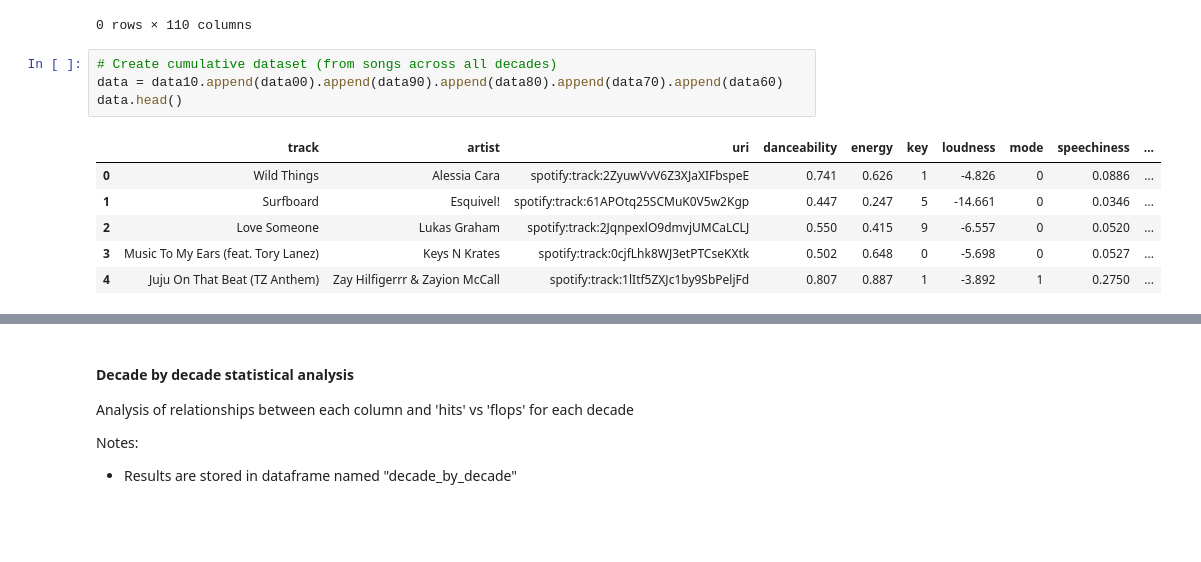
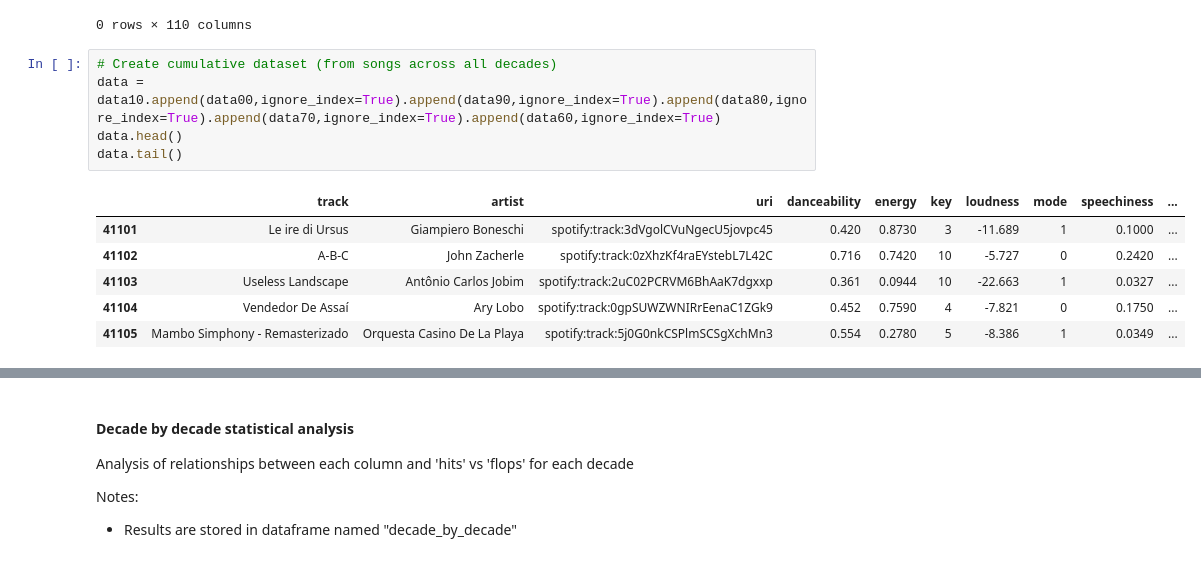
Before and after one commit to josephcscarpa/CS216GP, a Jupyter notebook: project.ipynb, the cells around one changed output, grey strips where cells are left out. Drawn from its saved outputs; the diff is of its cells as text; blank space fills up the shorter version.

```diff
--- a/project.ipynb
+++ b/project.ipynb
@@ -52,15 +62,16 @@ merged
 0 rows × 110 columns
 # %%
 # Create cumulative dataset (from songs across all decades)
-data = data10.append(data00).append(data90).append(data80).append(data70).append(data60)
+data = data10.append(data00,ignore_index=True).append(data90,ignore_index=True).append(data80,ignore_index=True).append(data70,ignore_index=True).append(data60,ignore_index=True)
 data.head()
+data.tail()
 # %% [output]
 |  | track | artist | uri | danceability | energy | key | loudness | mode | speechiness | ... |
-| 0 | Wild Things | Alessia Cara | spotify:track:2ZyuwVvV6Z3XJaXIFbspeE | 0.741 | 0.626 | 1 | -4.826 | 0 | 0.0886 | ... |
-| 1 | Surfboard | Esquivel! | spotify:track:61APOtq25SCMuK0V5w2Kgp | 0.447 | 0.247 | 5 | -14.661 | 0 | 0.0346 | ... |
-| 2 | Love Someone | Lukas Graham | spotify:track:2JqnpexlO9dmvjUMCaLCLJ | 0.550 | 0.415 | 9 | -6.557 | 0 | 0.0520 | ... |
-| 3 | Music To My Ears (feat. Tory Lanez) | Keys N Krates | spotify:track:0cjfLhk8WJ3etPTCseKXtk | 0.502 | 0.648 | 0 | -5.698 | 0 | 0.0527 | ... |
-| 4 | Juju On That Beat (TZ Anthem) | Zay Hilfigerrr & Zayion McCall | spotify:track:1lItf5ZXJc1by9SbPeljFd | 0.807 | 0.887 | 1 | -3.892 | 1 | 0.2750 | ... |
+| 41101 | Le ire di Ursus | Giampiero Boneschi | spotify:track:3dVgolCVuNgecU5jovpc45 | 0.420 | 0.8730 | 3 | -11.689 | 1 | 0.1000 | ... |
+| 41102 | A-B-C | John Zacherle | spotify:track:0zXhzKf4raEYstebL7L42C | 0.716 | 0.7420 | 10 | -5.727 | 0 | 0.2420 | ... |
+| 41103 | Useless Landscape | Antônio Carlos Jobim | spotify:track:2uC02PCRVM6BhAaK7dgxxp | 0.361 | 0.0944 | 10 | -22.663 | 1 | 0.0327 | ... |
+| 41104 | Vendedor De Assaí | Ary Lobo | spotify:track:0gpSUWZWNIRrEenaC1ZGk9 | 0.452 | 0.7590 | 4 | -7.821 | 0 | 0.1750 | ... |
+| 41105 | Mambo Simphony - Remasterizado | Orquesta Casino De La Playa | spotify:track:5j0G0nkCSPlmSCSgXchMn3 | 0.554 | 0.2780 | 5 | -8.386 | 1 | 0.0349 | ... |
 # %%
 #Custom columns that might be used generally.
 data["duration_sec"] = np.round(data["duration_ms"]*(1/1000))
```
Also changed, not shown: parts of 33 cells of this notebook.
